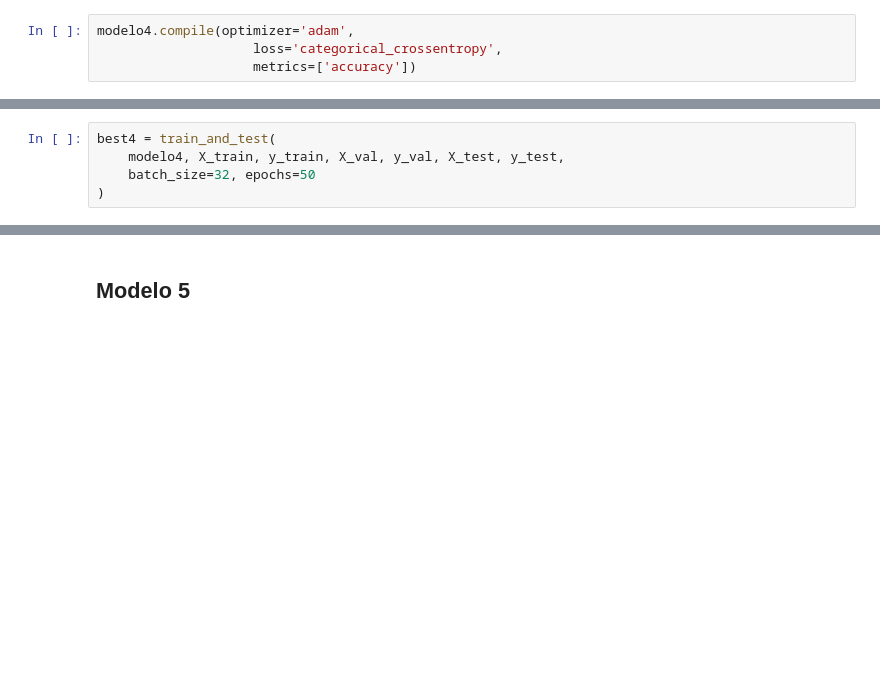
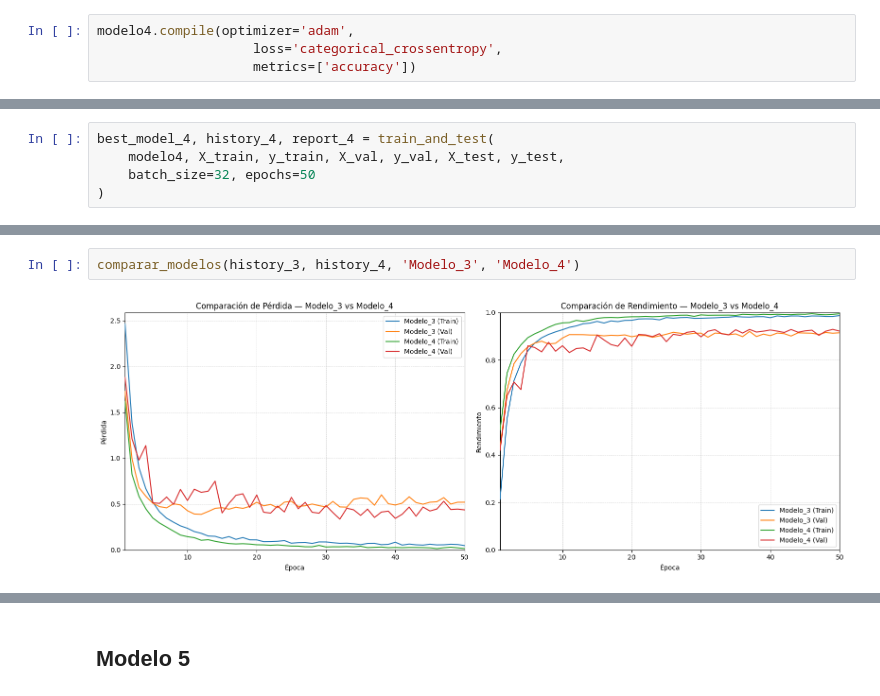
Before and after one commit to SamuelHGarrido/DLY0100_Entrega_CNN, a Jupyter notebook: DLY0100_Entrega_CNN.ipynb, the cells around one changed output, grey strips where cells are left out. Saved outputs shown, nothing was run; the diff lists cells and outputs as text; blank space fills up the shorter version.

```diff
--- a/DLY0100_Entrega_CNN.ipynb
+++ b/DLY0100_Entrega_CNN.ipynb
@@ -693,5 +1098,5 @@ modelo4.compile(optimizer='adam',
 # %%
-best4 = train_and_test(
+best_model_4, history_4, report_4 = train_and_test(
     modelo4, X_train, y_train, X_val, y_val, X_test, y_test,
     batch_size=32, epochs=50
 )
@@ -715,0 +1135,4 @@ Epoch 100/100
+# %%
+comparar_modelos(history_3, history_4, 'Modelo_3', 'Modelo_4')
+# %% [output]
+[figure, added]
```
Also changed, not shown: parts of 138 cells of this notebook.
